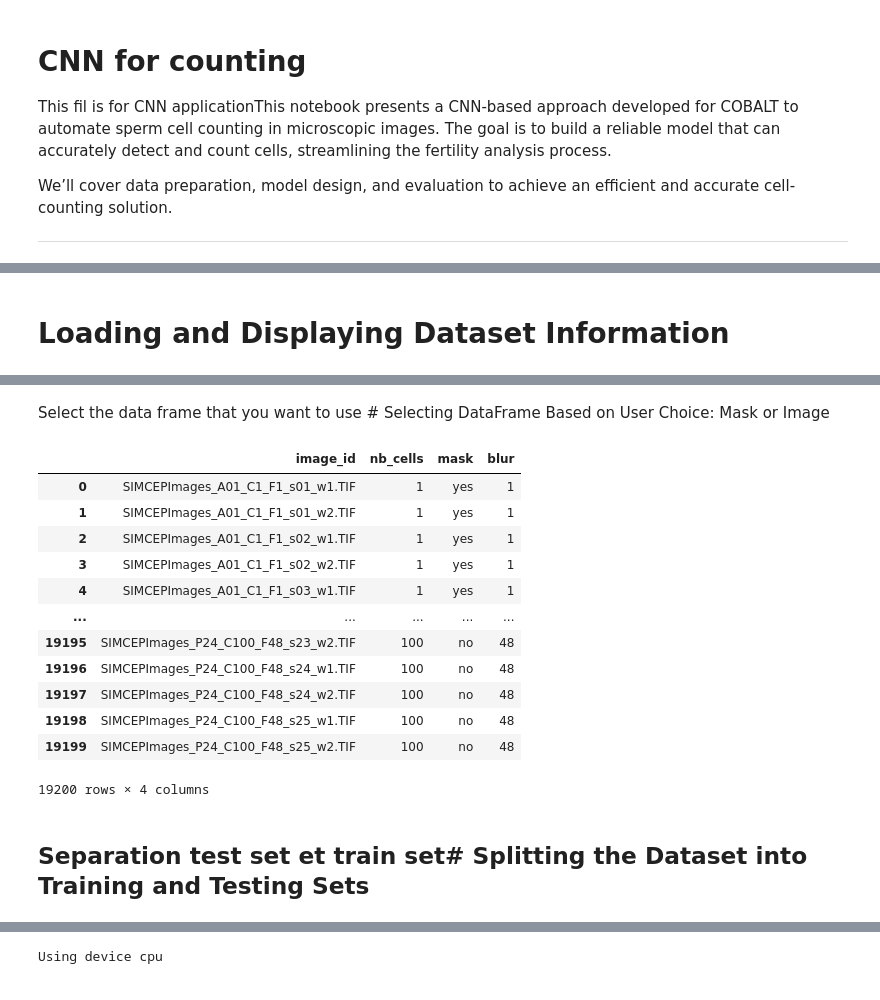
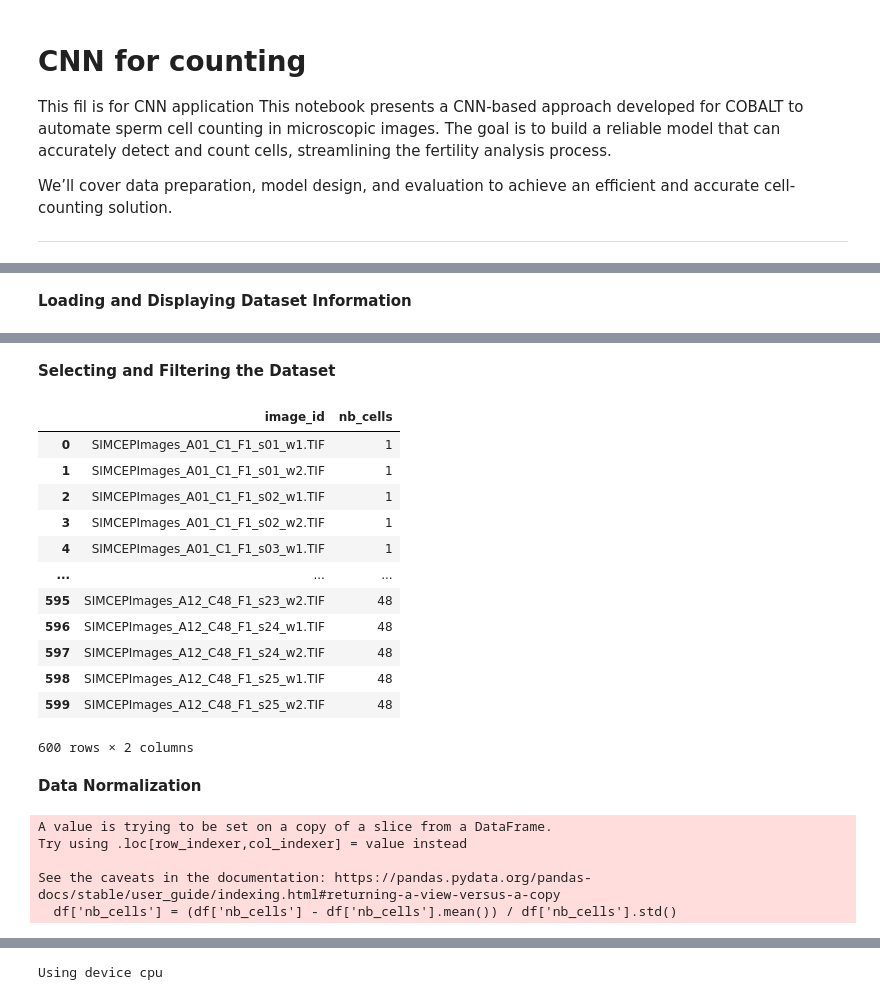
Before and after one commit to Faberra57/cobalt, a Jupyter notebook: CNN/cnn_kaggle_only.ipynb, the cells around one changed output, grey strips where cells are left out. Cells and saved outputs as stored; diff of their text form; code cells hidden in the pictures.

```diff
--- a/CNN/cnn_kaggle_only.ipynb
+++ b/CNN/cnn_kaggle_only.ipynb
@@ -46,5 +83,5 @@ from costumize_data import CustomDataset  # Custom dataset handler
 # %% [markdown]
-# Loading and Displaying Dataset Information
+**Loading and Displaying Dataset Information**
 # %%
 # Setting the path to the dataset using a function from the custom toolkit
 # This allows the toolkit to locate and access the dataset files.
@@ -74,44 +111,50 @@ print(' mask =\n', mask.head())
 2  SIMCEPImages_A01_C1_F1_s02_w1.TIF         1
 3  SIMCEPImages_A01_C1_F1_s02_w2.TIF         1
 4  SIMCEPImages_A01_C1_F1_s03_w1.TIF         1
-# %% [markdown]
-Select the data frame that you want to use # Selecting DataFrame Based on User Choice: Mask or Image
+# %% [markdown]
+**Selecting and Filtering the Dataset**
 # %%
-mask_or_image = 'images'  # Variable to determine which dataset to use
+mask_or_image = 'mask'  # Variable to determine which dataset to use
 
 if mask_or_image == 'mask':
     df = mask  # If 'mask' is selected, assign the mask DataFrame to df
     # Filter the rows in the DataFrame where 'image_id' contains 'w1' (case insensitive)
     #df = df[df['image_id'].str.contains("w1", case=False, na=False)]
 else:
     df = images.copy()  # If 'image' is selected, create a copy of the images DataFrame
     # Remove the 'blur' and 'mask' columns from the DataFrame
     #df.drop(columns=['blur', 'mask'], inplace=True)
     # Uncomment the following line to filter images by 'w1' if needed
     # df = df[df['image_id'].str.contains("w1", case=False, na=False)]
 
 
 
-#df=df[df['nb_cells'] > 50]
+df=df[df['nb_cells'] <= 50]
 df  # Display the resulting DataFrame
 # %% [output]
-|  | image_id | nb_cells | mask | blur |
-| 0 | SIMCEPImages_A01_C1_F1_s01_w1.TIF | 1 | yes | 1 |
-| 1 | SIMCEPImages_A01_C1_F1_s01_w2.TIF | 1 | yes | 1 |
-| 2 | SIMCEPImages_A01_C1_F1_s02_w1.TIF | 1 | yes | 1 |
-| 3 | SIMCEPImages_A01_C1_F1_s02_w2.TIF | 1 | yes | 1 |
-| 4 | SIMCEPImages_A01_C1_F1_s03_w1.TIF | 1 | yes | 1 |
-| ... | ... | ... | ... | ... |
-| 19195 | SIMCEPImages_P24_C100_F48_s23_w2.TIF | 100 | no | 48 |
-| 19196 | SIMCEPImages_P24_C100_F48_s24_w1.TIF | 100 | no | 48 |
-| 19197 | SIMCEPImages_P24_C100_F48_s24_w2.TIF | 100 | no | 48 |
-| 19198 | SIMCEPImages_P24_C100_F48_s25_w1.TIF | 100 | no | 48 |
-| 19199 | SIMCEPImages_P24_C100_F48_s25_w2.TIF | 100 | no | 48 |
+|  | image_id | nb_cells |
+| 0 | SIMCEPImages_A01_C1_F1_s01_w1.TIF | 1 |
+| 1 | SIMCEPImages_A01_C1_F1_s01_w2.TIF | 1 |
+| 2 | SIMCEPImages_A01_C1_F1_s02_w1.TIF | 1 |
+| 3 | SIMCEPImages_A01_C1_F1_s02_w2.TIF | 1 |
+| 4 | SIMCEPImages_A01_C1_F1_s03_w1.TIF | 1 |
+| ... | ... | ... |
+| 595 | SIMCEPImages_A12_C48_F1_s23_w2.TIF | 48 |
+| 596 | SIMCEPImages_A12_C48_F1_s24_w1.TIF | 48 |
+| 597 | SIMCEPImages_A12_C48_F1_s24_w2.TIF | 48 |
+| 598 | SIMCEPImages_A12_C48_F1_s25_w1.TIF | 48 |
+| 599 | SIMCEPImages_A12_C48_F1_s25_w2.TIF | 48 |
-19200 rows × 4 columns
+600 rows × 2 columns
-# %% [markdown]
-## Separation test set et train set# Splitting the Dataset into Training and Testing Sets
+# %% [markdown]
+**Data Normalization**
 # %%
 mean_label= df['nb_cells'].mean()
 std_label = df['nb_cells'].std()
 # Centralisation et normalisation de la colonne 'label'
 df['nb_cells'] = (df['nb_cells'] - df['nb_cells'].mean()) / df['nb_cells'].std()
+# %% [output]
+A value is trying to be set on a copy of a slice from a DataFrame.
+Try using .loc[row_indexer,col_indexer] = value instead
+
+See the caveats in the documentation: https://pandas.pydata.org/pandas-docs/stable/user_guide/indexing.html#returning-a-view-versus-a-copy
+  df['nb_cells'] = (df['nb_cells'] - df['nb_cells'].mean()) / df['nb_cells'].std()
```
Also changed, not shown: parts of 46 cells of this notebook, 5 other files.
